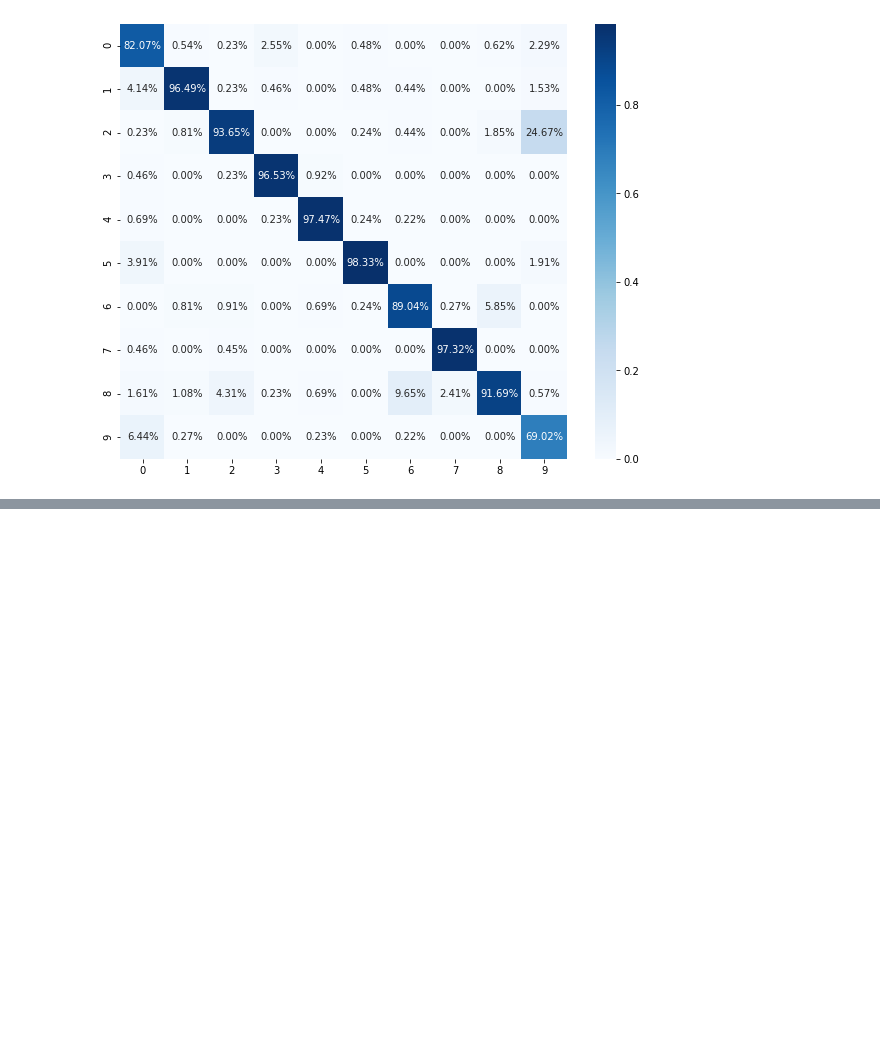
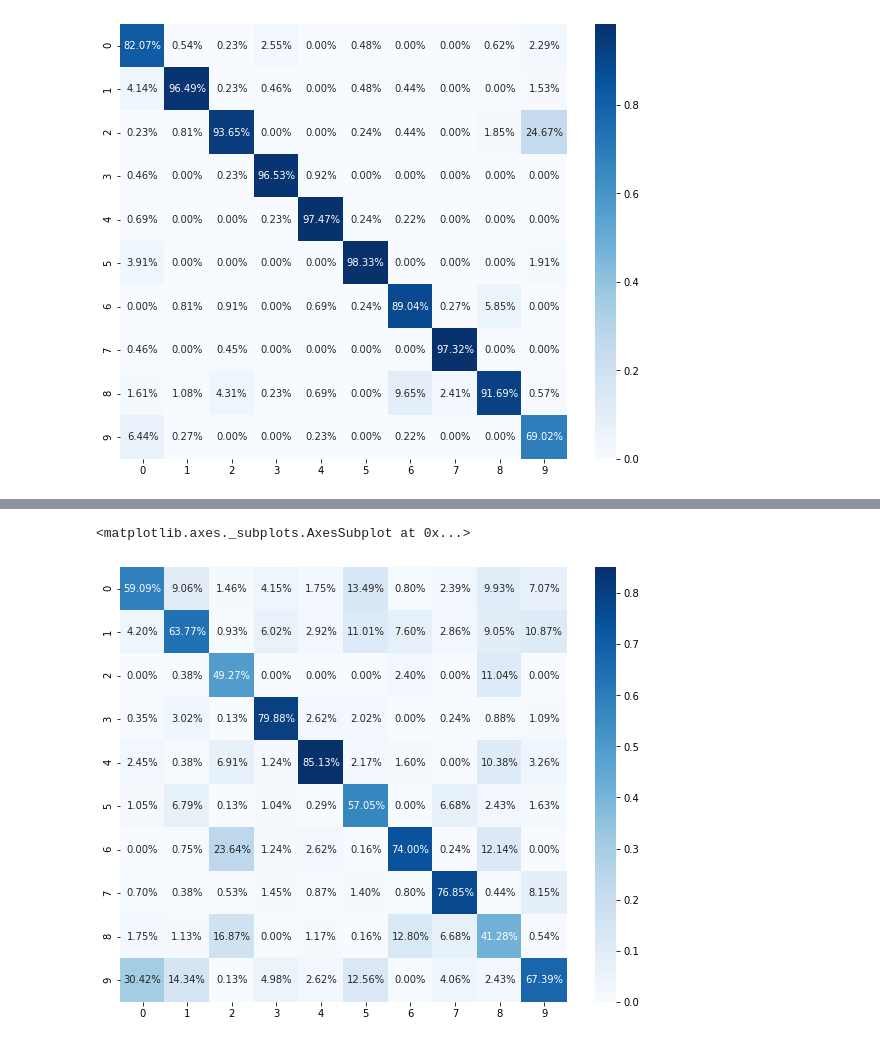
Before and after one commit to ShreyaRavi/cs231n-final-proj, a Jupyter notebook: ConfusionMatrices.ipynb, the cells around one changed output, grey strips where cells are left out. Saved outputs shown, nothing was run; the diff lists cells and outputs as text; code cells hidden in the pictures; blank space fills up the shorter version.

```diff
--- a/ConfusionMatrices.ipynb
+++ b/ConfusionMatrices.ipynb
@@ -60,0 +83,20 @@ sns.heatmap(cf_matrix_baseline/np.sum(cf_matrix_baseline, axis=0), annot=True,
+# %%
+cf_matrix_ensemble = np.array([
+       [169, 24, 11, 20, 6, 87, 2, 10, 45, 13],
+       [12, 169, 7, 29, 10, 71, 19, 12, 41, 20],
+       [ 0, 1, 371, 0, 0, 0, 6, 0, 50, 0],
+       [ 1, 8, 1, 385, 9, 13, 0, 1, 4, 2],
+       [ 7, 1, 52, 6, 292, 14, 4, 0, 47, 6],
+       [ 3, 18, 1, 5, 1, 368, 0, 28, 11, 3],
+       [ 0, 2, 178, 6, 9, 1, 185, 1, 55, 0],
+       [ 2, 1, 4, 7, 3, 9, 2, 322, 2, 15],
+       [ 5, 3, 127, 0, 4, 1, 32, 28, 187, 1],
+       [ 87, 38, 1, 24, 9, 81, 0, 17, 11, 124]])
+# %%
+# full ensemble
+plt.subplots(figsize=(10,8))
+sns.heatmap(cf_matrix_ensemble/np.sum(cf_matrix_ensemble, axis=0), annot=True,
+            fmt='.2%', cmap='Blues')
+# %% [output]
+<matplotlib.axes._subplots.AxesSubplot at 0x...>
+[figure, added]
```
Also changed, not shown: parts of 10 cells of this notebook, 1 other file.
